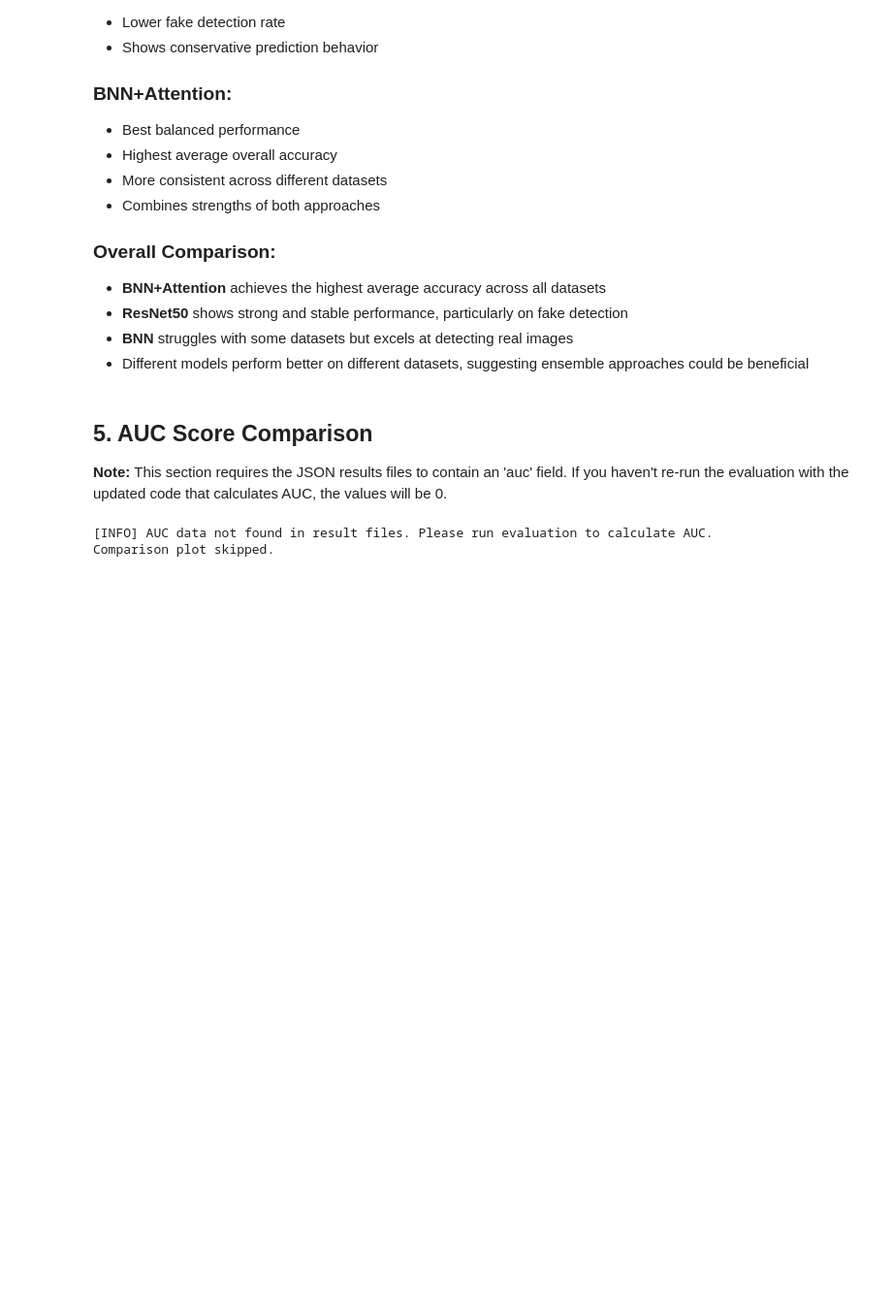
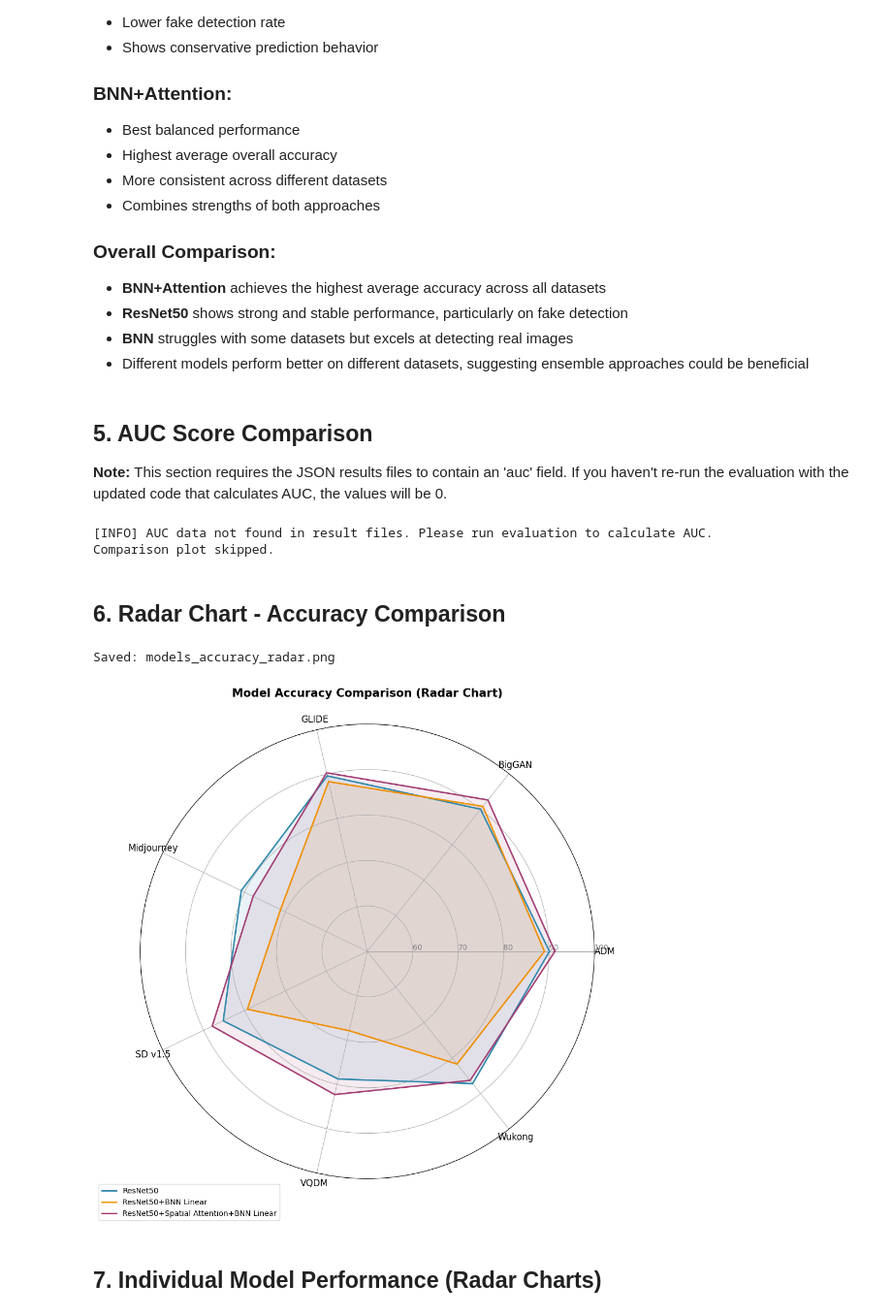
Before and after one commit to CVLabWorks/CVIMGDetection, a Jupyter notebook: ResNetSolution/plot_individual_models.ipynb, the cells around one changed output. Shown at 97% size. Drawn from its saved outputs; the diff is of its cells as text; code cells hidden in the pictures; blank space fills up the shorter version.

```diff
--- a/ResNetSolution/plot_individual_models.ipynb
+++ b/ResNetSolution/plot_individual_models.ipynb
@@ -451,3 +451,66 @@ else:
 # %% [output]
 [INFO] AUC data not found in result files. Please run evaluation to calculate AUC.
 Comparison plot skipped.
+# %% [markdown]
+## 6. Radar Chart - Accuracy Comparison
+# %%
+from math import pi
+
+def plot_radar_chart():
+    # Load accuracy data
+    resnet_datasets, resnet_acc, _, _, _, _ = load_and_extract_data('results/results_resnet.json')
+    bnn_datasets, bnn_acc, _, _, _, _ = load_and_extract_data('results/results_bnn.json')
+    bnn_att_datasets, bnn_att_acc, _, _, _, _ = load_and_extract_data('results/results_bnn_attention.json')
+
+    # Data preparation
+    categories = resnet_datasets
+    N = len(categories)
+
+    # Compute angle for each axis
+    angles = [n / float(N) * 2 * pi for n in range(N)]
+    angles += angles[:1]  # Close the loop
+
+    # Close the loop for data
+    resnet_values = resnet_acc + resnet_acc[:1]
+    bnn_values = bnn_acc + bnn_acc[:1]
+    bnn_att_values = bnn_att_acc + bnn_att_acc[:1]
+
+    # Initialize plot
+    fig, ax = plt.subplots(figsize=(10, 10), subplot_kw=dict(polar=True))
+
+    # Draw one axe per variable + add labels
+    plt.xticks(angles[:-1], categories, size=12)
+
+    # Draw ylabels
+    ax.set_rlabel_position(0)
+    plt.yticks([60, 70, 80, 90, 100], ["60", "70", "80", "90", "100"], color="grey", size=10)
+    plt.ylim(50, 100)
+
+    # Plot ResNet50
+    ax.plot(angles, resnet_values, linewidth=2, linestyle='solid', label='ResNet50', color='#2E86AB')
+    ax.fill(angles, resnet_values, '#2E86AB', alpha=0.1)
+
+    # Plot BNN
+    ax.plot(angles, bnn_values, linewidth=2, linestyle='solid', label='ResNet50+BNN Linear', color='#F18F01')
+    ax.fill(angles, bnn_values, '#F18F01', alpha=0.1)
+
+    # Plot BNN+Attention
+    ax.plot(angles, bnn_att_values, linewidth=2, linestyle='solid', label='ResNet50+Spatial Attention+BNN Linear', color='#A23B72')
+    ax.fill(angles, bnn_att_values, '#A23B72', alpha=0.1)
+
+    # Add legend
+    plt.legend(loc='lower left', bbox_to_anchor=(-0.1, -0.1))
+
+    plt.title('Model Accuracy Comparison (Radar Chart)', size=15, weight='bold', y=1.05)
+
+    plt.tight_layout()
+    plt.savefig('models_accuracy_radar.png', dpi=300, bbox_inches='tight')
+    print("Saved: models_accuracy_radar.png")
+    plt.show()
+
+plot_radar_chart()
+# %% [output]
+Saved: models_accuracy_radar.png
+[figure, added]
+# %% [markdown]
+## 7. Individual Model Performance (Radar Charts)
```
Also changed, not shown: parts of 2 cells of this notebook, 4 other files.
